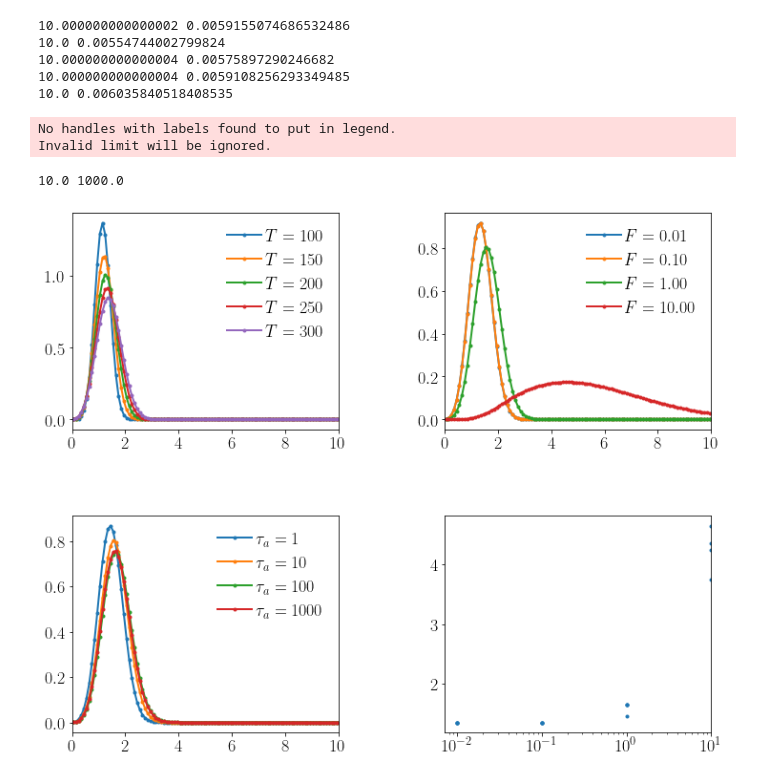
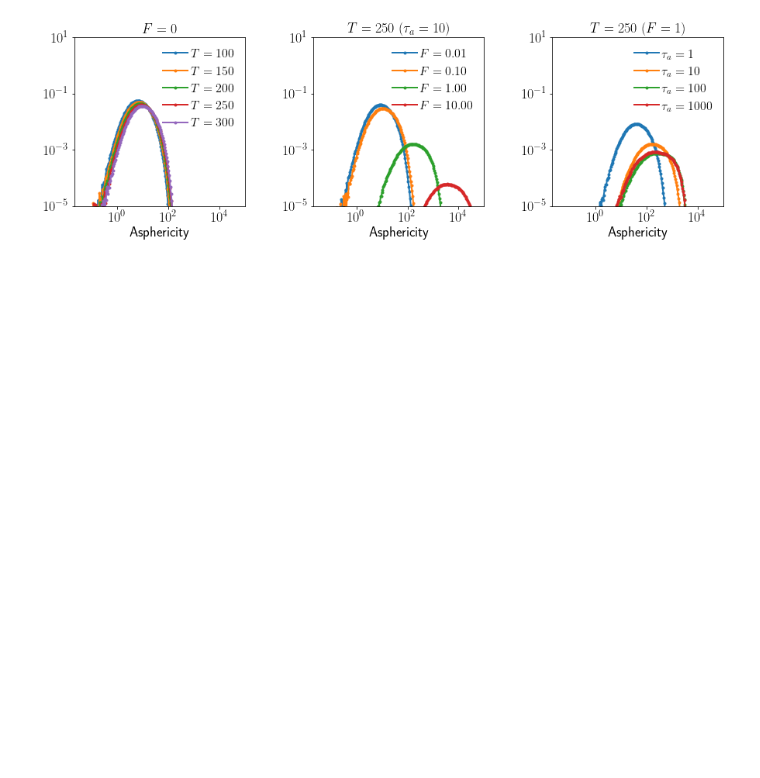
Before and after one commit to s-brahmachari/Active-noise-simulations, a Jupyter notebook: analysis_codes/plot_PD.ipynb, the cells around one changed output. Saved outputs shown, nothing was run; the diff lists cells and outputs as text; code cells hidden in the pictures; blank space fills up the shorter version.

```diff
--- a/analysis_codes/plot_PD.ipynb
+++ b/analysis_codes/plot_PD.ipynb
@@ -20,59 +23,62 @@ rc['text.usetex']=True
 #print(rc.keys)
 # %%
 #plot bond lengths
-fig,axes=plt.subplots(2,2,figsize=(12,10),gridspec_kw={'wspace':0.4, 'hspace':0.4,})
-[[ax1,ax2],[ax3,ax4]]=axes
+fig,axes=plt.subplots(1,3,figsize=(15,4),gridspec_kw={'wspace':0.4, 'hspace':0.4,})
+[ax1,ax2,ax3]=axes
 
 ind=4
+T0=100
 fpath='../../data/ROUSE_chainN100_confinedR0500/'
 X,Y=[],[]
 bonds=[]
-b_av=[]
+par_av=[]
+par='asph'
 for fname in os.listdir(fpath):
-    if 'bondlens' in fname:
+    if 'shape_descriptor' in fname:
         row=fname.split('_')
         T= float(row[ind].replace('T',''))
         F=float(row[ind+1].replace('F',''))
         Ta=float(row[ind+2].replace('Ta',''))
         kb=float(row[ind+7].replace('kb',''))
         Esoft=float(row[ind+3].replace('Esoft',''))
         R0=float(row[ind+4].replace('R0',''))
         dt=float(row[ind+8].replace('dt',''))
 
         data_npz=np.load(fpath+fname)
 
+        if Ta==1. and F==0:
+            ax1.plot(data_npz[par][1],data_npz[par][0],'.-', label='$T={:.0f}$'.format(T))
+            ax1.set_title('$F=0$')
 
-        if Ta==1. and F==0:
-            ax1.plot(data_npz['bins'],data_npz['hist'],'.-', label='$T={:.0f}$'.format(T))
-            print(data_npz['hist'].sum(),np.mean(data_npz['hist']*data_npz['bins']))
+            # print(data_npz[par][0].sum(),np.sum(data_npz['rg'][0]*data_npz['rg'][1]))
 
         if T==250. and Ta==10:
-            ax2.plot(data_npz['bins'],data_npz['hist'],'.-', label='$F={:.2f}$'.format(F))
+            ax2.plot(data_npz[par][1],data_npz[par][0],'.-', label='$F={:.2f}$'.format(F))
+            ax2.set_title('$T={:.0f}\ (\\tau_a={:.0f})$'.format(T,Ta))
 
         if T==250. and F==1.0:
-            ax3.plot(data_npz['bins'],data_npz['hist'],'.-', label='$\\tau_a={:.0f}$'.format(Ta))
+            ax3.plot(data_npz[par][1],data_npz[par][0],'.-', label='$\\tau_a={:.0f}$'.format(Ta))
+            ax3.set_title('$T={:.0f}\ (F={:.0f})$'.format(T,F))
 
-        if T==300:
+        if T==T0:
             X.append(F)
             Y.append(Ta)
-            b_av.append(data_npz['bins'][np.where(data_npz['hist']==data_npz['hist'].max())][0])
+            par_av.append(simps(data_npz[par][1]*data_npz[par][0], data_npz[par][1]))
         # bonds.append(simps(data_npz['bins']*data_npz['hist'], data_npz['bins']))
-ax4.semilogx(X,b_av,'.')
-ax1.set_xlim(0,5)
-ax3.set_xlim(0,5)
+
+# ax4.semilogx([xx**2*yy/(0.1*0.0083*300) for xx,yy in zip(X,Y)],rg_av,'.')
+
+# ax1.set_xlim(0,5)
+# ax3.set_xlim(0,5)
 for ax in axes.flatten():
-    ax.legend()
-    ax.set_xlim(0,10)
+    ax.legend(loc='upper right', ncol=1,fontsize=16)
+    ax.loglog()
+    ax.set_xlabel('Asphericity')
+    ax.set_xlim(2e-2,1e5)
+    ax.set_ylim(1e-5,10)
 
-print(max(X),max(Y))
+
+plt.savefig('../../plots/Rouse/asphericity.png'.format(T0), dpi=300, bbox_inches='tight')
 # %% [output]
-10.000000000000002 0.0059155074686532486
-10.0 0.00554744002799824
-10.000000000000004 0.00575897290246682
-10.000000000000004 0.0059108256293349485
-10.0 0.006035840518408535
-No handles with labels found to put in legend.
-Invalid limit will be ignored.
-10.0 1000.0
-[figure, old version]
+[figure, new version]
 # %%
```
Also changed, not shown: parts of 9 cells of this notebook, 8 other files.
